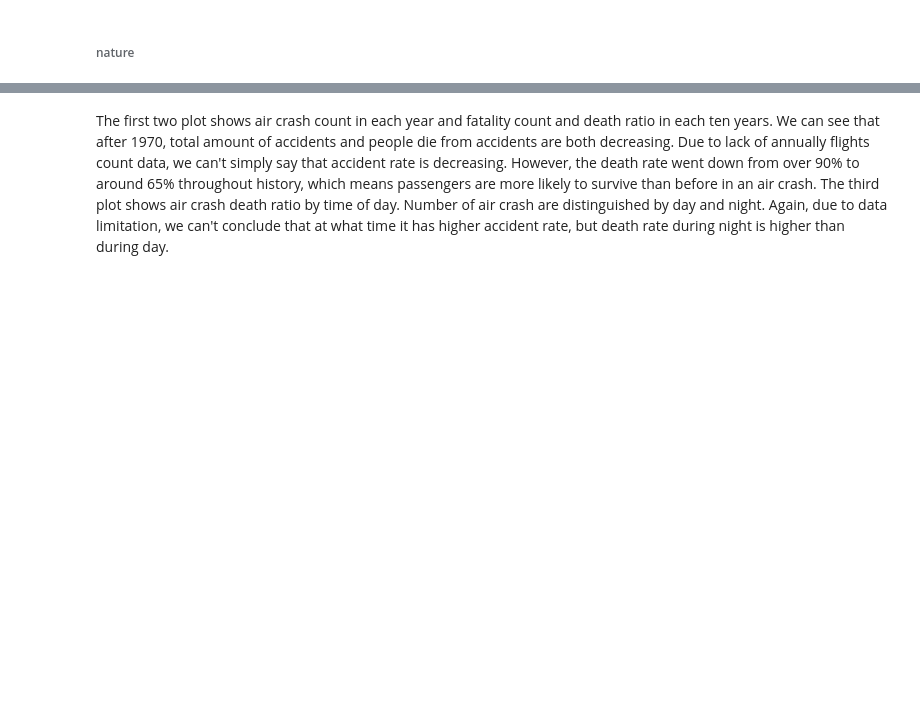
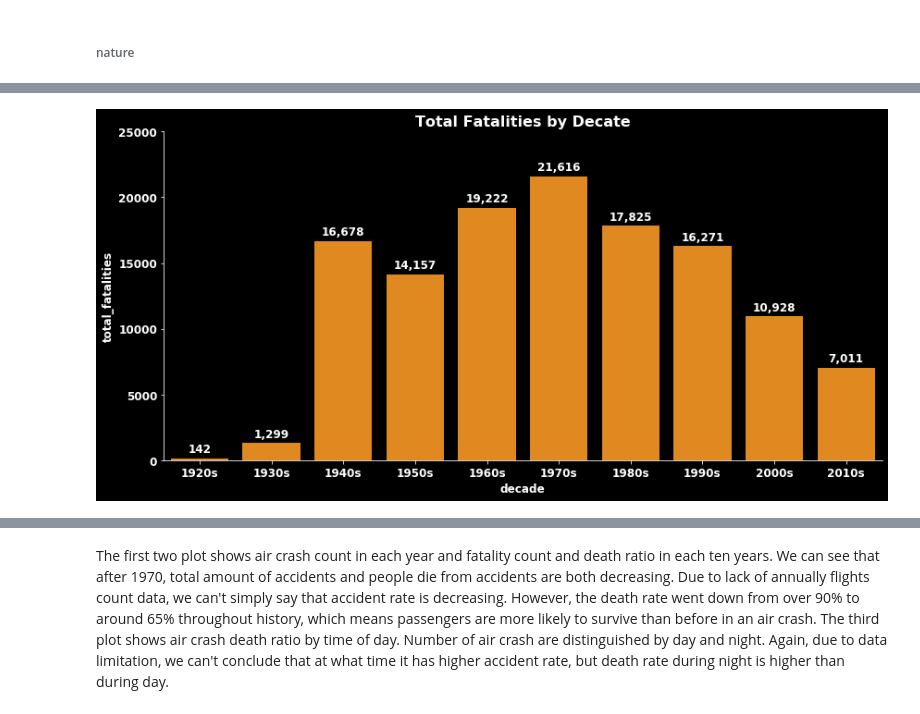
Before and after one commit to razmikmelikbekyan/AircraftAccidentsAnalysis, a Jupyter notebook: accidents_analysis/AccidentsAnalysis.ipynb, the cells around one changed output, grey strips where cells are left out. Saved outputs shown, nothing was run; the diff lists cells and outputs as text; code cells hidden in the pictures; blank space fills up the shorter version.

```diff
--- a/accidents_analysis/AccidentsAnalysis.ipynb
+++ b/accidents_analysis/AccidentsAnalysis.ipynb
@@ -275,0 +394,14 @@ plt.show()
+# %%
+plot_aggregated_barplot(
+    df,
+    'decade',
+    'total_fatalities',
+    aggregation_type='sum',
+    figsize=(12, 6),
+    title='Total Fatalities by Decate',
+    ylims=(0, 25000),
+    ticks_rotation=0,
+    ticks_fontsize=12
+)
+# %% [output]
+[figure, added]
```
Also changed, not shown: parts of 54 cells of this notebook, 2 other files.
